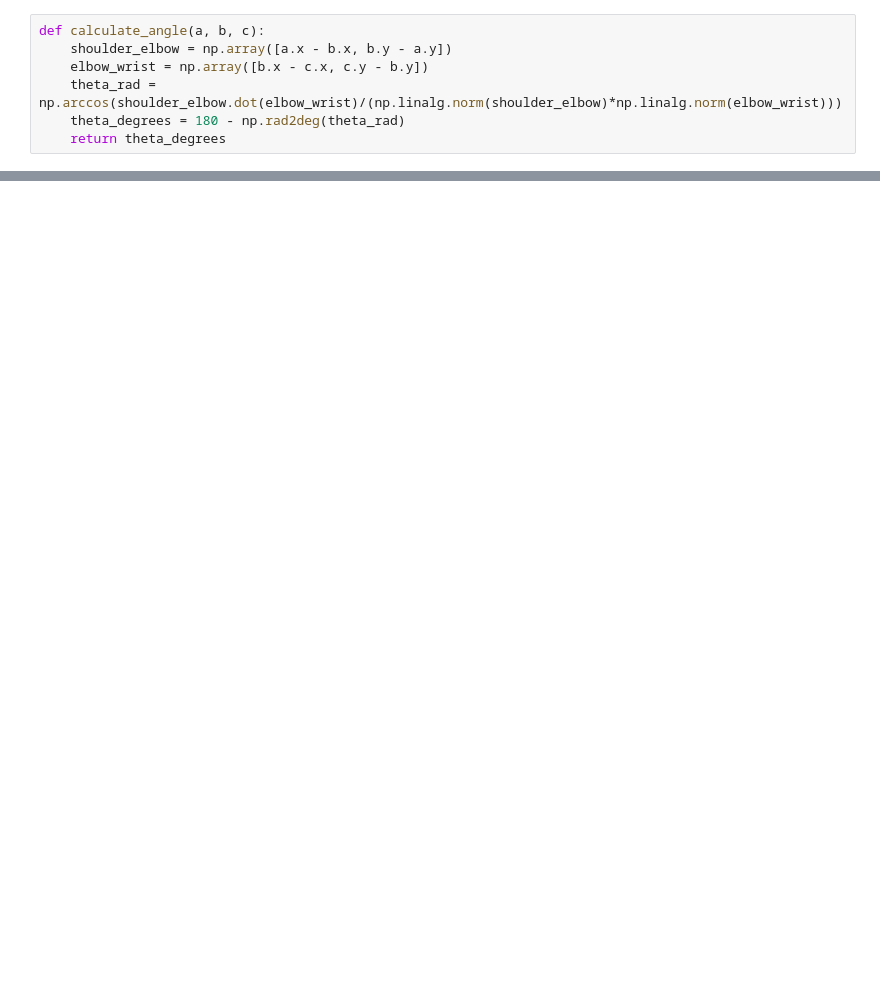
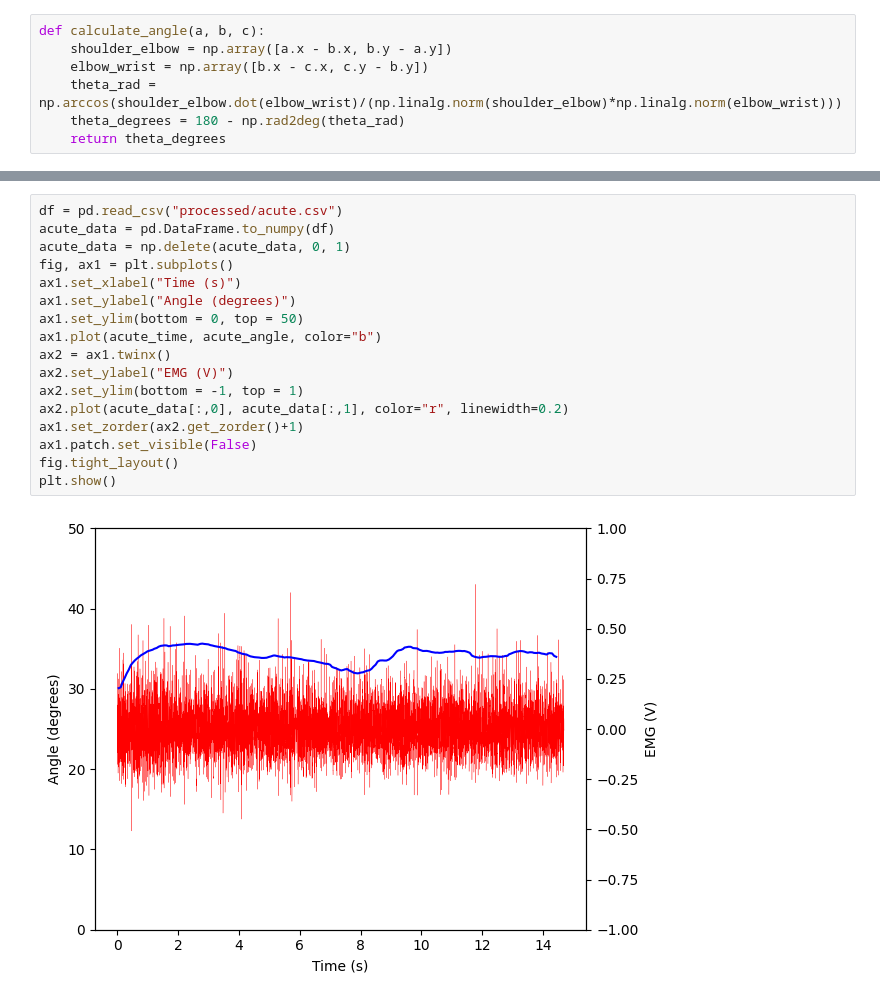
Before and after one commit to EshanSankar/bme205-diy-lab, a Jupyter notebook: pose_detector.ipynb, the cells around one changed output, grey strips where cells are left out. Drawn from its saved outputs; the diff is of its cells as text; blank space fills up the shorter version.

```diff
--- a/pose_detector.ipynb
+++ b/pose_detector.ipynb
@@ -53,0 +108,19 @@ plt.show()
+# %%
+df = pd.read_csv("processed/acute.csv")
+acute_data = pd.DataFrame.to_numpy(df)
+acute_data = np.delete(acute_data, 0, 1)
+fig, ax1 = plt.subplots()
+ax1.set_xlabel("Time (s)")
+ax1.set_ylabel("Angle (degrees)")
+ax1.set_ylim(bottom = 0, top = 50)
+ax1.plot(acute_time, acute_angle, color="b")
+ax2 = ax1.twinx()
+ax2.set_ylabel("EMG (V)")
+ax2.set_ylim(bottom = -1, top = 1)
+ax2.plot(acute_data[:,0], acute_data[:,1], color="r", linewidth=0.2)
+ax1.set_zorder(ax2.get_zorder()+1)
+ax1.patch.set_visible(False)
+fig.tight_layout()
+plt.show()
+# %% [output]
+[figure, added]
```
Also changed, not shown: parts of 18 cells of this notebook, 1 other file.
